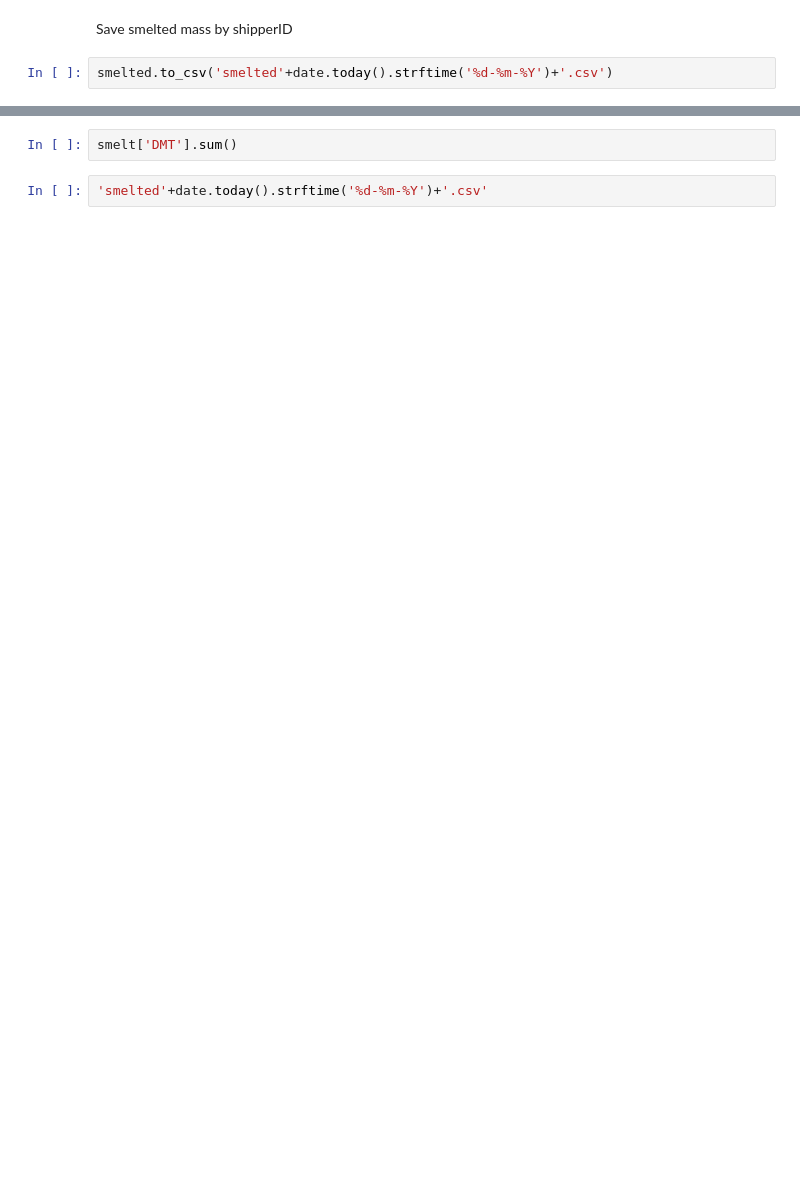
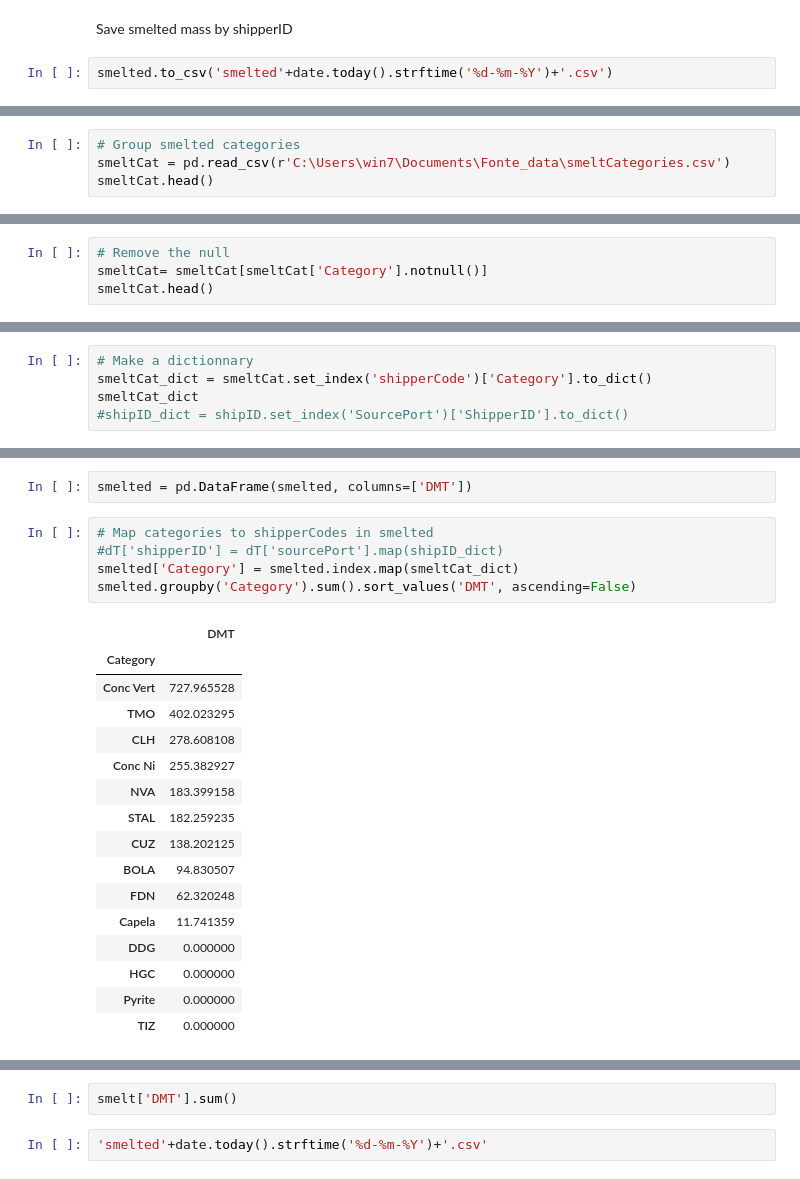
Before and after one commit to mark-zhao1/Fonte, a Jupyter notebook: Fonte_dev.ipynb, the cells around one changed output, grey strips where cells are left out. Cells and saved outputs as stored; diff of their text form; blank space fills up the shorter version.

```diff
--- a/Fonte_dev.ipynb
+++ b/Fonte_dev.ipynb
@@ -329,0 +428,4 @@ smelted.to_csv('smelted'+date.today().strftime('%d-%m-%Y')+'.csv')
+# %%
+# Group smelted categories
+smeltCat = pd.read_csv(r'C:\Users\win7\Documents\Fonte_data\smeltCategories.csv')
+smeltCat.head()
@@ -329,0 +444,4 @@ smelted.to_csv('smelted'+date.today().strftime('%d-%m-%Y')+'.csv')
+# %%
+# Remove the null
+smeltCat= smeltCat[smeltCat['Category'].notnull()]
+smeltCat.head()
@@ -329,0 +455,5 @@ smelted.to_csv('smelted'+date.today().strftime('%d-%m-%Y')+'.csv')
+# %%
+# Make a dictionnary
+smeltCat_dict = smeltCat.set_index('shipperCode')['Category'].to_dict()
+smeltCat_dict
+#shipID_dict = shipID.set_index('SourcePort')['ShipperID'].to_dict()
@@ -330,3 +481,27 @@ smelted.to_csv('smelted'+date.today().strftime('%d-%m-%Y')+'.csv')
+# %%
+smelted = pd.DataFrame(smelted, columns=['DMT'])
+# %%
+# Map categories to shipperCodes in smelted
+#dT['shipperID'] = dT['sourcePort'].map(shipID_dict)
+smelted['Category'] = smelted.index.map(smeltCat_dict)
+smelted.groupby('Category').sum().sort_values('DMT', ascending=False)
+# %% [output]
+|  | DMT |
+| Category |  |
+| Conc Vert | 727.965528 |
+| TMO | 402.023295 |
+| CLH | 278.608108 |
+| Conc Ni | 255.382927 |
+| NVA | 183.399158 |
+| STAL | 182.259235 |
+| CUZ | 138.202125 |
+| BOLA | 94.830507 |
+| FDN | 62.320248 |
+| Capela | 11.741359 |
+| DDG | 0.000000 |
+| HGC | 0.000000 |
+| Pyrite | 0.000000 |
+| TIZ | 0.000000 |
 # %%
 
 smelted.sum()
```
Also changed, not shown: parts of 24 cells of this notebook.
